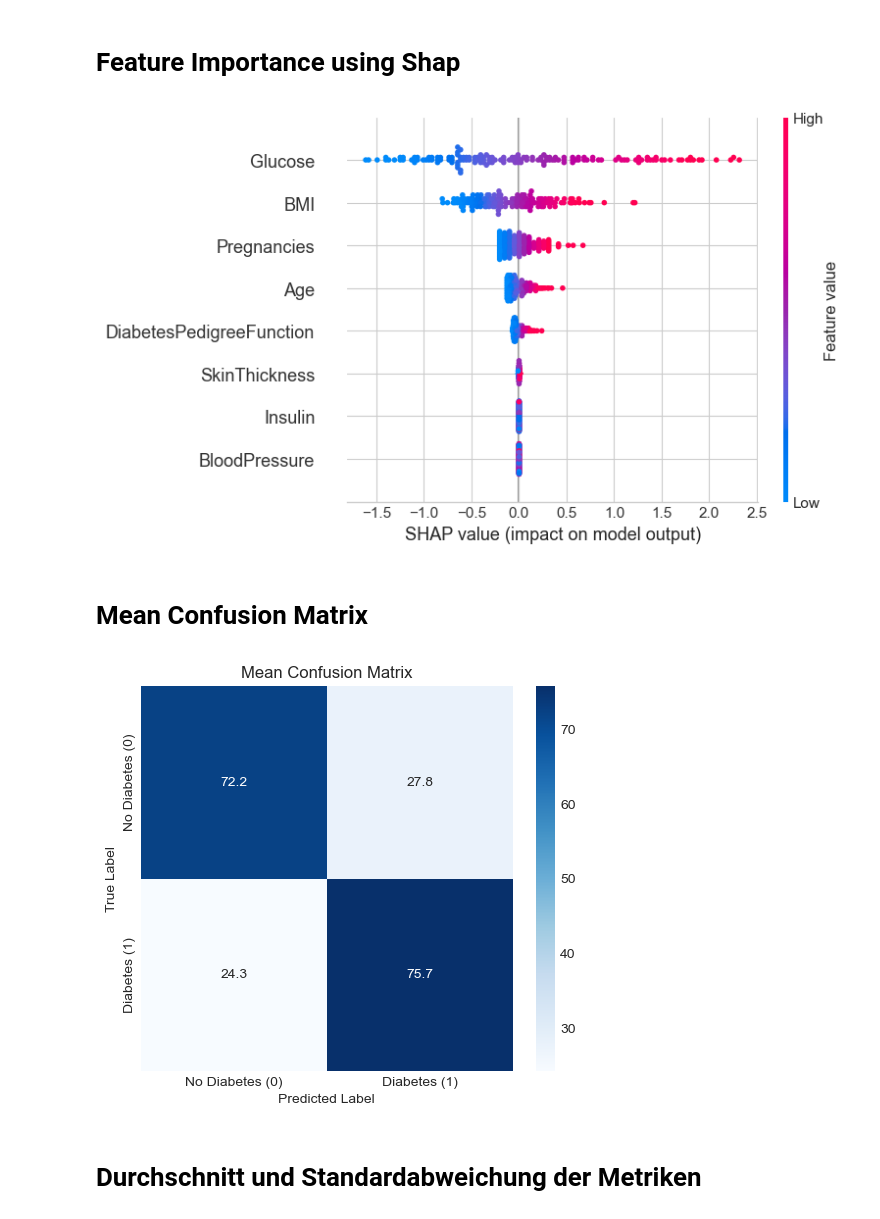
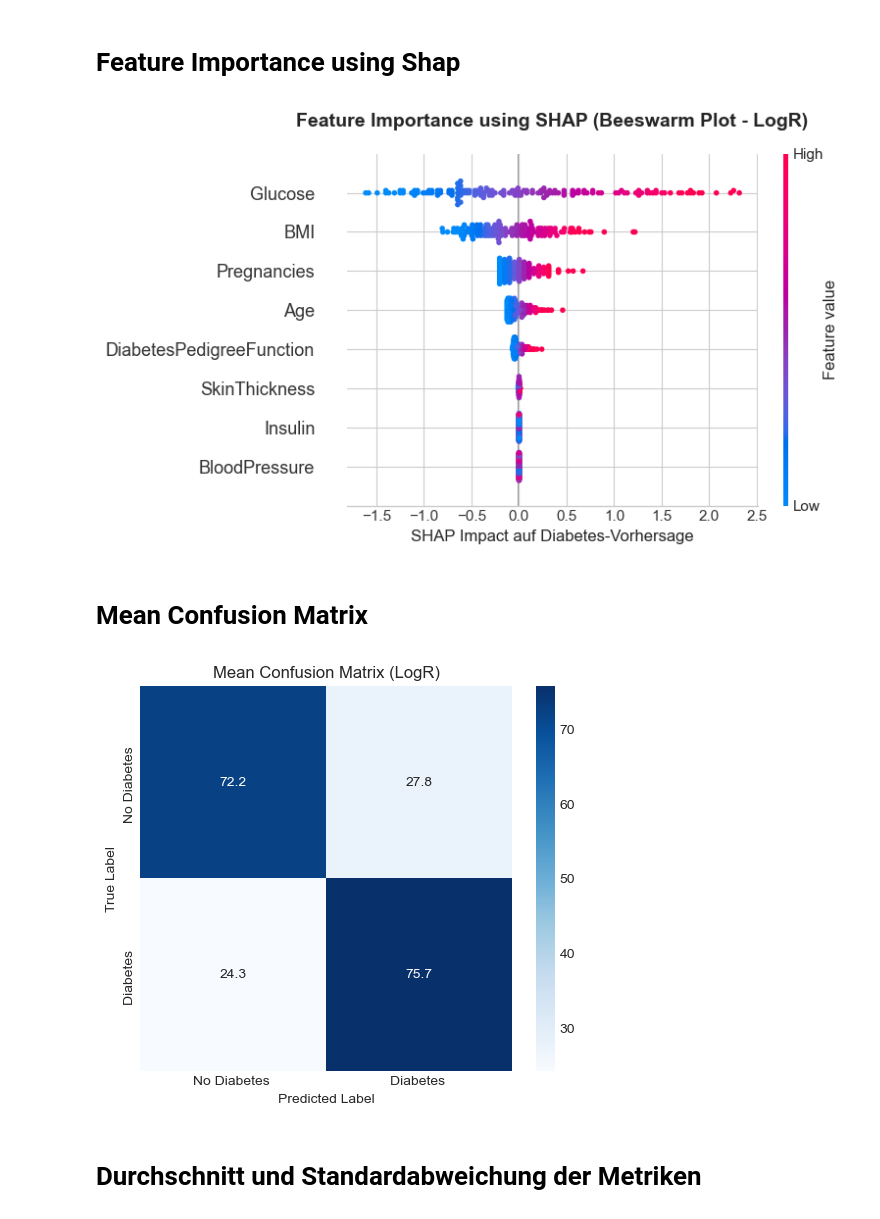
Before and after one commit to mettlrob/FoDS-Diabetes-Diagnosis, a Jupyter notebook: ML_Models/log_reg/log_reg.ipynb, the cells around one changed output. Saved outputs shown, nothing was run; the diff lists cells and outputs as text; code cells hidden in the pictures.

Commit message:
CM, ROC-Kurve und Shap umbenannt

```diff
--- a/ML_Models/log_reg/log_reg.ipynb
+++ b/ML_Models/log_reg/log_reg.ipynb
@@ -80,9 +90,15 @@ accuracy_list = []
 f1_list = []
 auc_list = []
 
+#Metriken für ROC-Kurve
 mean_fpr = np.linspace(0, 1, 100)
 tprs = []
 conf_matrices = []
+
+#Metriken für PR-Kurve
+mean_recall = np.linspace(0, 1, 200)
+tprs_interp = []      # hier speichern wir für jeden Fold die Precision interpoliert auf mean_recall
+aps = []              # Average Precision pro Fold
 # %% [markdown]
 # Cross Valiation
 # %%
@@ -120,15 +136,21 @@ for fold, (train_idx, test_idx) in enumerate(skf.split(X, y), 1):
 
     print(f"Fold {fold}: Precision={precision_list[-1]:.2f}, Recall={recall_list[-1]:.2f}, Specificity={specificity_list[-1]:.2f}, Accuracy={accuracy_list[-1]:.2f} F1={f1_list[-1]:.2f}, AUC={auc:.2f}")
 
+
+    """ Failed PR-Kurven Code
+    # PR-Kurve für jeden Fold
+    # Precision, Recall und AP
+    precision, recall, __ = precision_recall_curve(y_test, y_proba)
+    ap = average_precision_score(y_test, y_proba)
+    aps.append(ap)
+
+    # Precision interpolieren auf gemeinsame recall-Achse
+    #    precision_recall_curve gibt recall sortiert ab 1.0 → 0.0, daher invertieren
+    precision_interp = np.interp(mean_recall,
+                                 recall[::-1],        # ascending
+                                 precision[::-1])     # entsprechend precision
+    tprs_interp.append(precision_interp)
     """
-    #Show Confusion Matrix of each Fold
-    plt.figure(figsize=(6, 5))
-    sns.heatmap(cm, annot=True, fmt=".1f", cmap="Blues", xticklabels=["No Diabetes (0)", "Diabetes (1)"], yticklabels=["No Diabetes (0)", "Diabetes (1)"])
-    plt.xlabel('Predicted Label')
-    plt.ylabel('True Label')
-    plt.title('Mean Confusion Matrix')
-    plt.show()
-    """
 # %% [output]
 Fold 1: Precision=0.54, Recall=0.70, Specificity=0.68, Accuracy=0.69 F1=0.61, AUC=0.81
 Fold 2: Precision=0.60, Recall=0.67, Specificity=0.76, Accuracy=0.73 F1=0.63, AUC=0.80
@@ -234,31 +275,36 @@ dtype: float64
 # %%
 # SHAP Explainer für lineare Modelle
 explainer = shap.LinearExplainer(best_model, X_train, feature_perturbation="interventional")
 
 # SHAP-Werte berechnen (für jede Test-Instanz und jedes Feature)
 shap_values = explainer.shap_values(X_test)
 
 # Globale Feature-Bedeutung (Bar-Plot)
 #shap.summary_plot(shap_values, X_test, plot_type="bar")
 
 
 # Style setzen (optional, für grauen Hintergrund)
 plt.style.use('seaborn-v0_8-whitegrid')
 
 # Beeswarm-Plot
 shap.summary_plot(
     shap_values,          # SHAP-Werte für positive Klasse
     X_test,               # DataFrame mit Feature-Spalten
     show=False,           # Disable Auto Show
     plot_type='dot',      # 'dot' ist Default – kann weggelassen werden
     color_bar_label='Feature value',
-    title='SHAP Summary (Beeswarm plot)'
+    title='SHAP Summary (Beeswarm plot)- LogR'
 )
 
+# 2) Titel setzen
+plt.title("Feature Importance using SHAP (Beeswarm Plot - LogR)",fontsize=14, fontweight="bold", pad=20)
+# Nach dem summary_plot:
+plt.xlabel("SHAP Impact auf Diabetes-Vorhersage", fontsize=12)
 
+plt.tight_layout()  # Ränder anpassen
 plt.savefig('../../output/Log_R_output/Shap_feature_importance_LogR.png')
 # %% [output]
-[figure, old version]
+[figure, new version]
 # %% [markdown]
 # Mean Confusion Matrix
 # %%
@@ -269,14 +315,17 @@ mean_conf_matrix = mean_conf_matrix / mean_conf_matrix.sum(axis=1, keepdims=True
 
 plt.figure(figsize=(6, 5))
 sns.heatmap(mean_conf_matrix, annot=True, fmt=".1f", cmap="Blues",
-            xticklabels=["No Diabetes (0)", "Diabetes (1)"],
-            yticklabels=["No Diabetes (0)", "Diabetes (1)"])
+            xticklabels=["No Diabetes ", "Diabetes "],
+            yticklabels=["No Diabetes ", "Diabetes "])
 plt.xlabel('Predicted Label')
 plt.ylabel('True Label')
-plt.title('Mean Confusion Matrix')
-plt.show()
+plt.title('Mean Confusion Matrix (LogR)')
+#plt.show()
+
+# Save fig
+plt.savefig('../../output/Log_R_output/Mean_cm_LogR.png')
 # %% [output]
-[figure, old version]
+[figure, new version]
 # %% [markdown]
 # Durchschnitt und Standardabweichung der Metriken
 # %%
```
Also changed, not shown: parts of 7 cells of this notebook, 4 other files.
